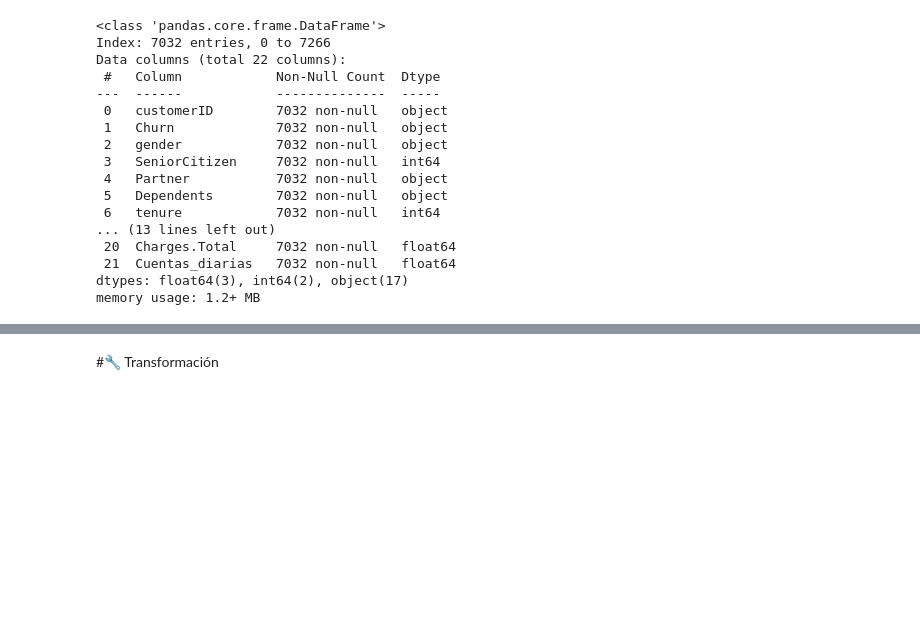
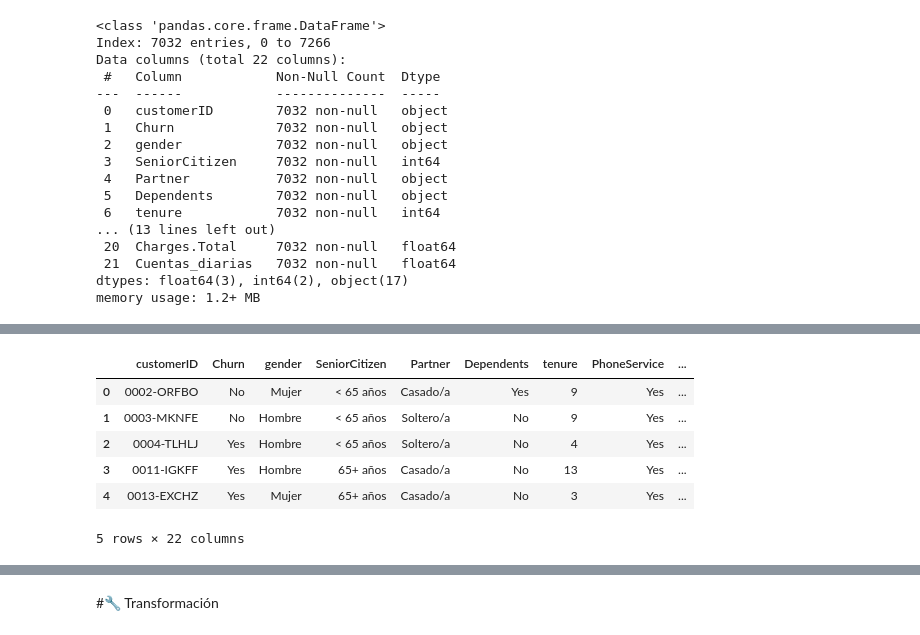
Before and after one commit to BlopezEspinoza070801/Reto-Churn-Rate, a Jupyter notebook: TelecomX_LATAM.ipynb, the cells around one changed output, grey strips where cells are left out. Cells and saved outputs as stored; diff of their text form; code cells hidden in the pictures; blank space fills up the shorter version.

```diff
--- a/TelecomX_LATAM.ipynb
+++ b/TelecomX_LATAM.ipynb
@@ -375,0 +380,29 @@ df_filtrado2.groupby(['Churn','gender'])[['SeniorCitizen','Partner','Dependents'
+# %%
+df['gender']=df['gender'].replace({'Female':'Mujer','Male':'Hombre'})
+df['Partner']=df['Partner'].replace({'Yes':'Casado/a','No':'Soltero/a'})
+df['SeniorCitizen']=df['SeniorCitizen'].replace({0:'< 65 años',1:'65+ años'})
+df['Contract']=df['Contract'].replace(
+    {
+        'One year':'1 año',
+        'Month-to-month':'Mensual',
+        'Two year':'2 años'
+    }
+)
+df['PaymentMethod']=df['PaymentMethod'].replace(
+    {
+        'Mailed check':'Cheque por correo',
+        'Electronic check':'Cheque electrónico',
+        'Credit card (automatic)':'Tarjeta de crédito(automática)',
+        'Bank transfer (automatic)':'Transferencia bancaria(automática)'
+    }
+)
+# %%
+df.head()
+# %% [output]
+|  | customerID | Churn | gender | SeniorCitizen | Partner | Dependents | tenure | PhoneService | ... |
+| 0 | 0002-ORFBO | No | Mujer | < 65 años | Casado/a | Yes | 9 | Yes | ... |
+| 1 | 0003-MKNFE | No | Hombre | < 65 años | Soltero/a | No | 9 | Yes | ... |
+| 2 | 0004-TLHLJ | Yes | Hombre | < 65 años | Soltero/a | No | 4 | Yes | ... |
+| 3 | 0011-IGKFF | Yes | Hombre | 65+ años | Casado/a | No | 13 | Yes | ... |
+| 4 | 0013-EXCHZ | Yes | Mujer | 65+ años | Casado/a | No | 3 | Yes | ... |
+5 rows × 22 columns
```
Also changed, not shown: parts of 14 cells of this notebook.
